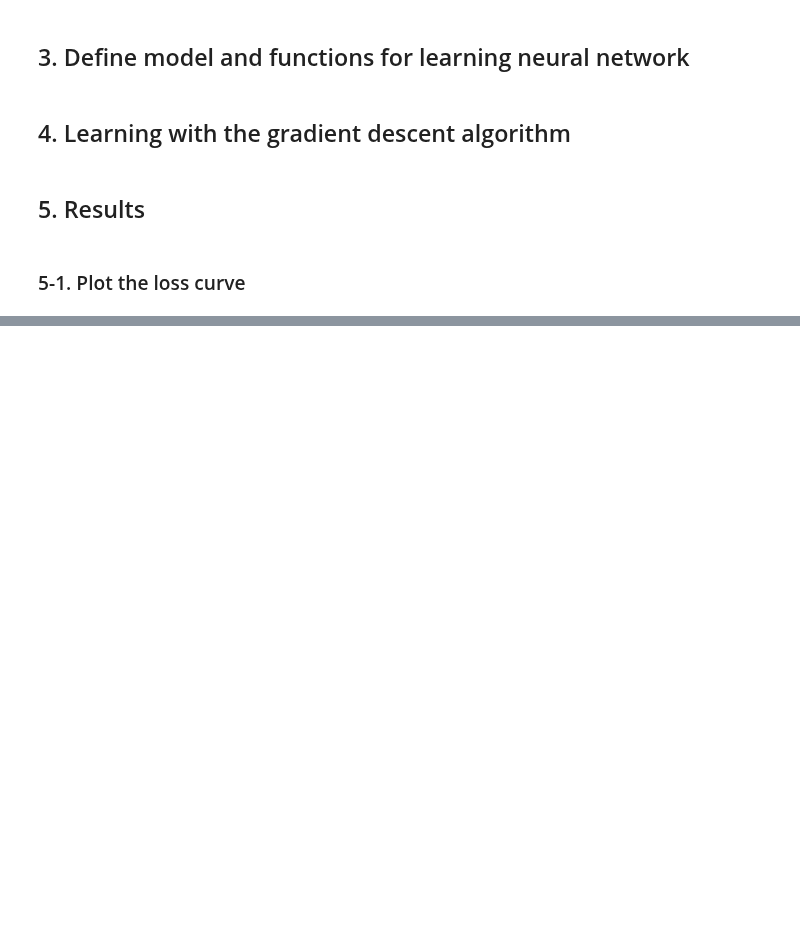
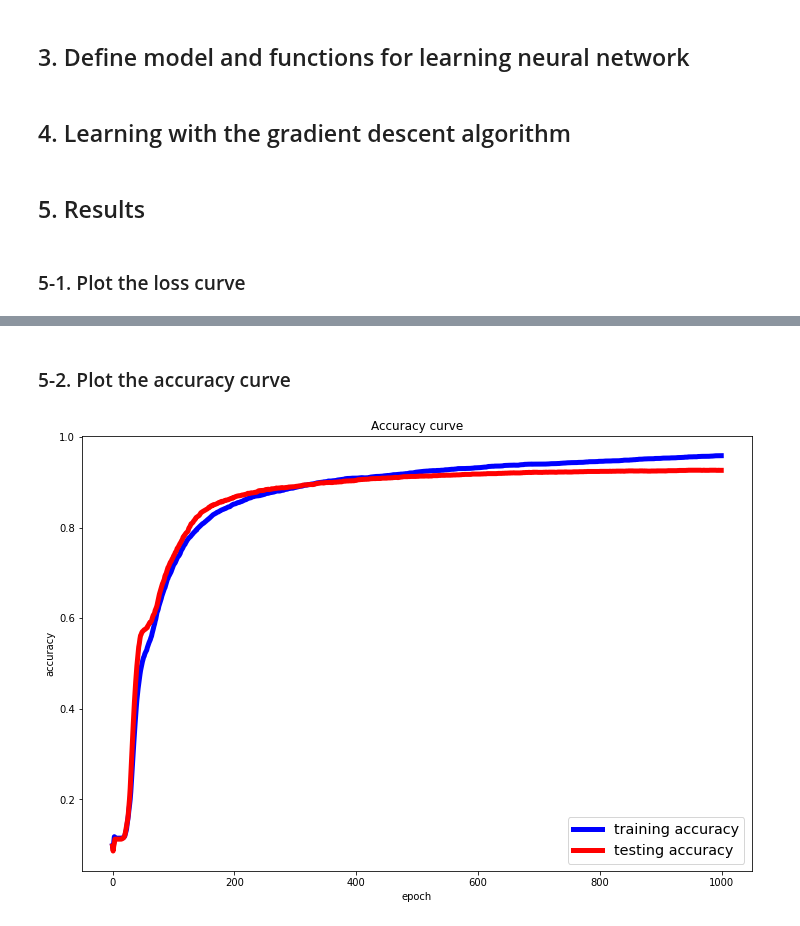
Before and after one commit to ihooni/class-MachineLearning, a Jupyter notebook: 09/assignment-09.ipynb, the cells around one changed output, grey strips where cells are left out. Cells and saved outputs as stored; diff of their text form; code cells hidden in the pictures; blank space fills up the shorter version.

```diff
--- a/09/assignment-09.ipynb
+++ b/09/assignment-09.ipynb
@@ -185,0 +186,13 @@ plt.show()
+# %% [markdown]
+### 5-2. Plot the accuracy curve
+# %%
+plt.figure(figsize=(12, 8))
+plt.title('Accuracy curve')
+plt.plot(epoch_tick, history['train_acc'], 'b-', linewidth=5)
+plt.plot(epoch_tick, history['test_acc'], 'r-', linewidth=5)
+plt.legend(['training accuracy', 'testing accuracy'], fontsize='x-large', loc='lower right')
+plt.xlabel('epoch')
+plt.ylabel('accuracy')
+plt.show()
+# %% [output]
+[figure, added]
```
Also changed, not shown: parts of 1 cell of this notebook.
